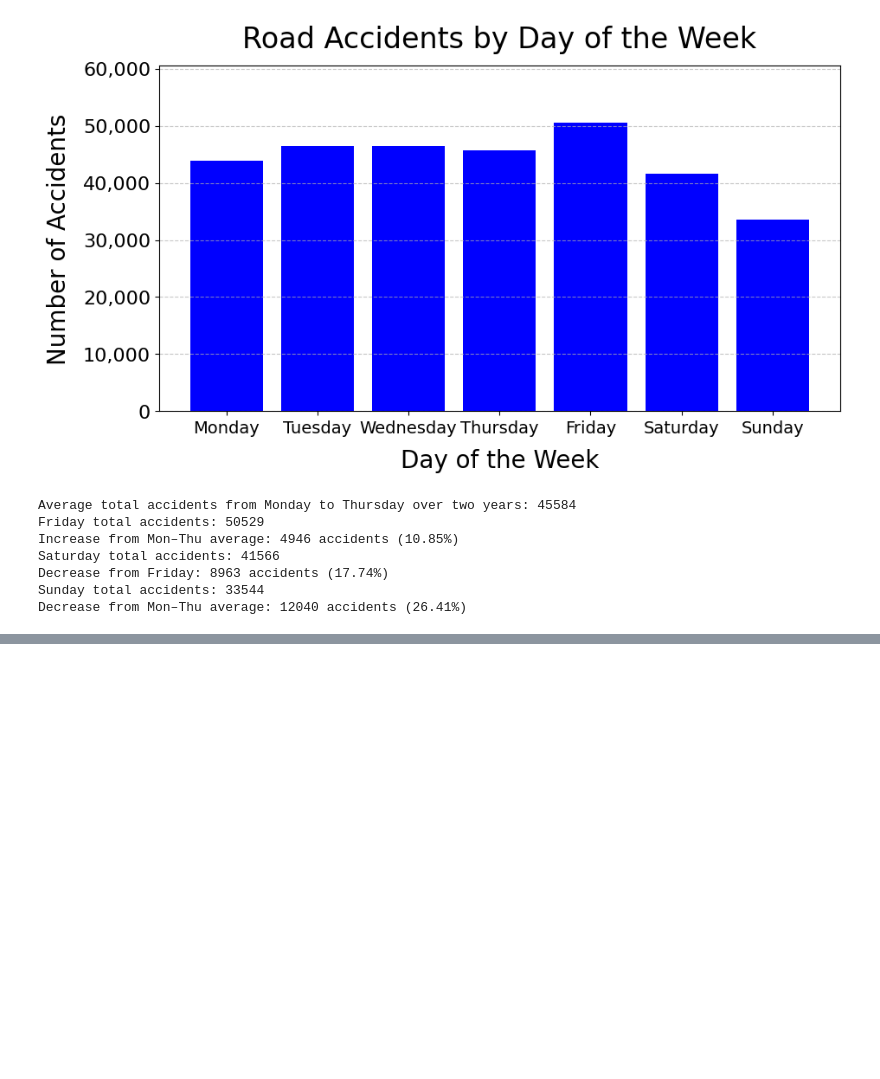
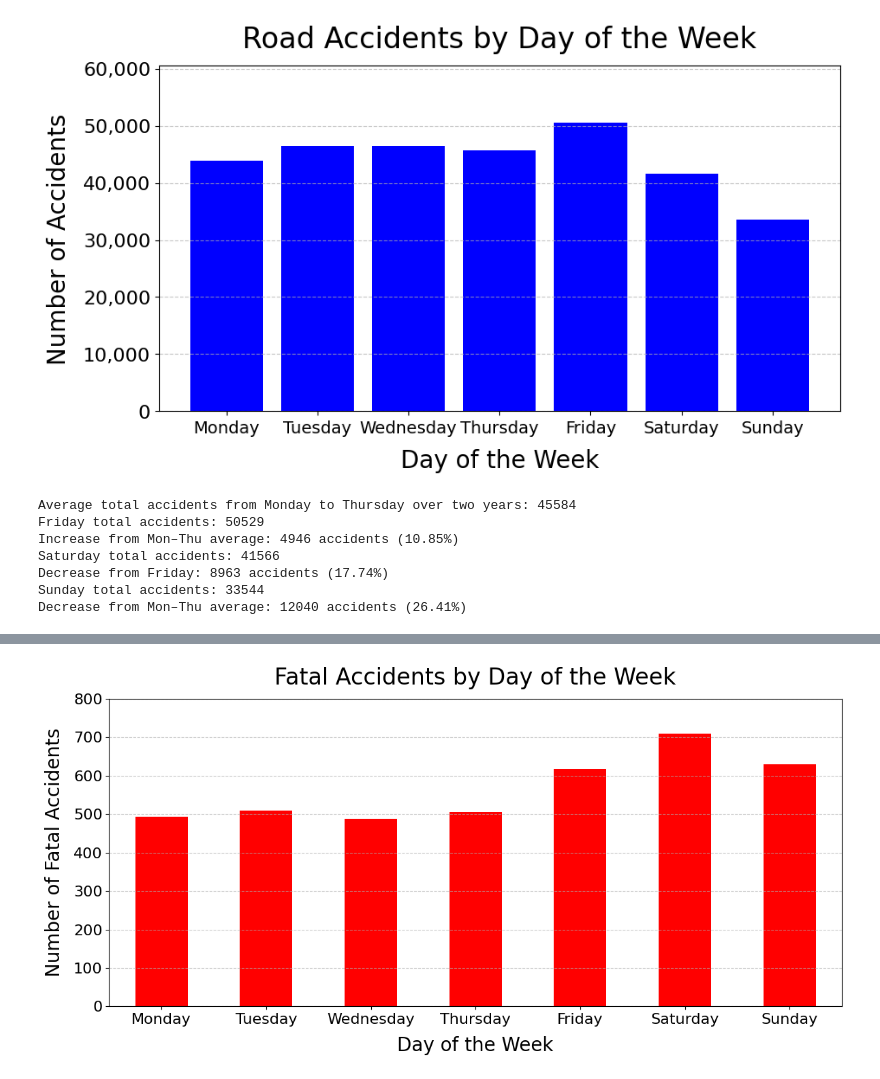
Before and after one commit to jackl92/UK_road_safety, a Jupyter notebook: road_accidents.ipynb, the cells around one changed output, grey strips where cells are left out. Drawn from its saved outputs; the diff is of its cells as text; code cells hidden in the pictures; blank space fills up the shorter version.

```diff
--- a/road_accidents.ipynb
+++ b/road_accidents.ipynb
@@ -210,0 +235,16 @@ Decrease from Mon–Thu average: 12040 accidents (26.41%)
+# %%
+fatal_counts = severity_counts['Fatal']
+
+fatal_counts.plot(kind='bar', figsize=(12, 6), color='red')
+plt.title('Fatal Accidents by Day of the Week', fontsize=24, pad=15)
+plt.xlabel('Day of the Week', fontsize=20, labelpad=10)
+plt.ylabel('Number of Fatal Accidents', fontsize=20, labelpad=10)
+plt.xticks(fontsize=16, rotation=0)
+plt.yticks(fontsize=16)
+plt.ylim(0, 800)
+plt.gca().yaxis.set_major_formatter(StrMethodFormatter('{x:,.0f}'))
+plt.grid(axis='y', linestyle='--', alpha=0.7)
+plt.tight_layout()
+plt.show()
+# %% [output]
+[figure, added]
```
Also changed, not shown: parts of 5 cells of this notebook.
